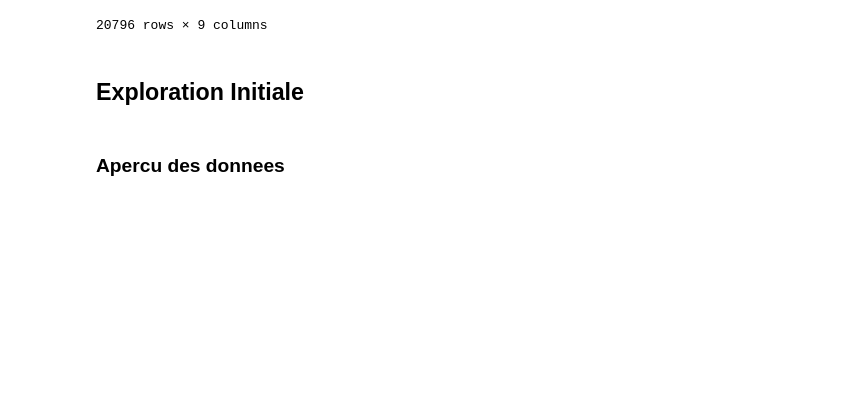
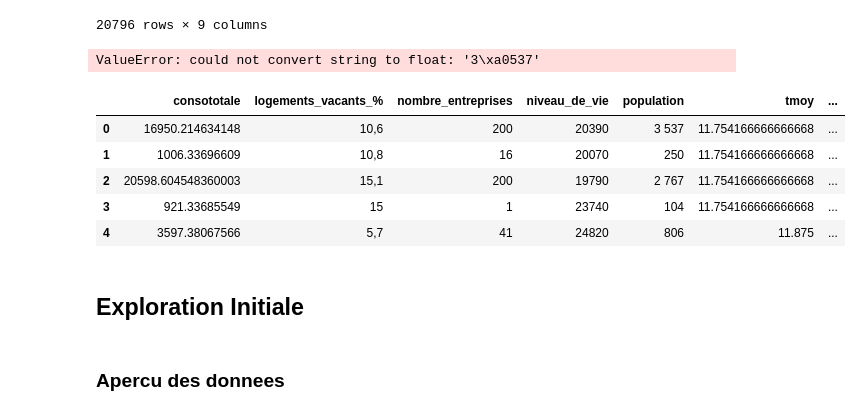
Before and after one commit to tgarnier067/Projet-Python-2023, a Jupyter notebook: Notebook_unique_a_renommer.ipynb, the cells around one changed output. Cells and saved outputs as stored; diff of their text form; code cells hidden in the pictures; blank space fills up the shorter version.

Commit message:
Essaie modif virgules en point

```diff
--- a/Notebook_unique_a_renommer.ipynb
+++ b/Notebook_unique_a_renommer.ipynb
@@ -428,7 +431,7 @@ table_pop_com=table_pop_com.rename(columns={
     'Code commune': 'code_commune',
     0: 'population',
 })
-table_pop_com['population'] = table_pop_com['population'].str.replace(r'\s*\(2020\)', '', regex=True)
+table_pop_com['population'] = table_pop_com['population'].str.replace(r'\s*\([^)]*\)\s*', '', regex=True)
 table_pop_com.head()
 # %% [output]
 |  | code_commune | population |
@@ -572,3 +577,48 @@ table_donnees
+# %%
+import pandas as pd
+
+# Liste des variables explicatives
+variables_explicatives = ['consototale', 'logements_vacants_%', 'nombre_entreprises', 'niveau_de_vie', 'population', 'tmoy', 'taux_deplacement_domicile_travail']
+
+# Convertir la colonne en type chaîne
+table_donnees_test = table_donnees[variables_explicatives].astype(str)
+
+# Nettoyer les colonnes avec des virgules et convertir en float
+for variable in variables_explicatives:
+    table_donnees_test[variable] = table_donnees_test[variable].str.replace(',', '.')
+
+# Convertir les colonnes en type float
+table_donnees_test = table_donnees_test.astype(float)
+
+# Afficher les premières lignes du tableau après la conversion
+print(table_donnees_test.head())
+# %% [output]
+ValueError: could not convert string to float: '3\xa0537'
+# %%
+# Modifier les virgules en point
+
+import pandas as pd
+
+# Liste des variables explicatives
+variables_explicatives = ['consototale', 'logements_vacants_%', 'nombre_entreprises', 'niveau_de_vie', 'population', 'tmoy', 'taux_deplacement_domicile_travail']
+
+# Convertir la colonne en type chaîne
+table_donnees_test = table_donnees[variables_explicatives]
+table_donnees_test.astype(str)
+
+# Nettoyer les colonnes avec des virgules et convertir en float
+for variable in variables_explicatives:
+    table_donnees_test[variable] = table_donnees_test[variable].astype(str).replace(',', '.')
+
+# Afficher les premières lignes du tableau après la conversion
+table_donnees_test.head()
+# %% [output]
+|  | consototale | logements_vacants_% | nombre_entreprises | niveau_de_vie | population | tmoy | ... |
+| 0 | 16950.214634148 | 10,6 | 200 | 20390 | 3 537 | 11.754166666666668 | ... |
+| 1 | 1006.33696609 | 10,8 | 16 | 20070 | 250 | 11.754166666666668 | ... |
+| 2 | 20598.604548360003 | 15,1 | 200 | 19790 | 2 767 | 11.754166666666668 | ... |
+| 3 | 921.33685549 | 15 | 1 | 23740 | 104 | 11.754166666666668 | ... |
+| 4 | 3597.38067566 | 5,7 | 41 | 24820 | 806 | 11.875 | ... |
 # %% [markdown]
 ## Exploration Initiale
 # %% [markdown]
```
Also changed, not shown: parts of 8 cells of this notebook, 1 other file.
